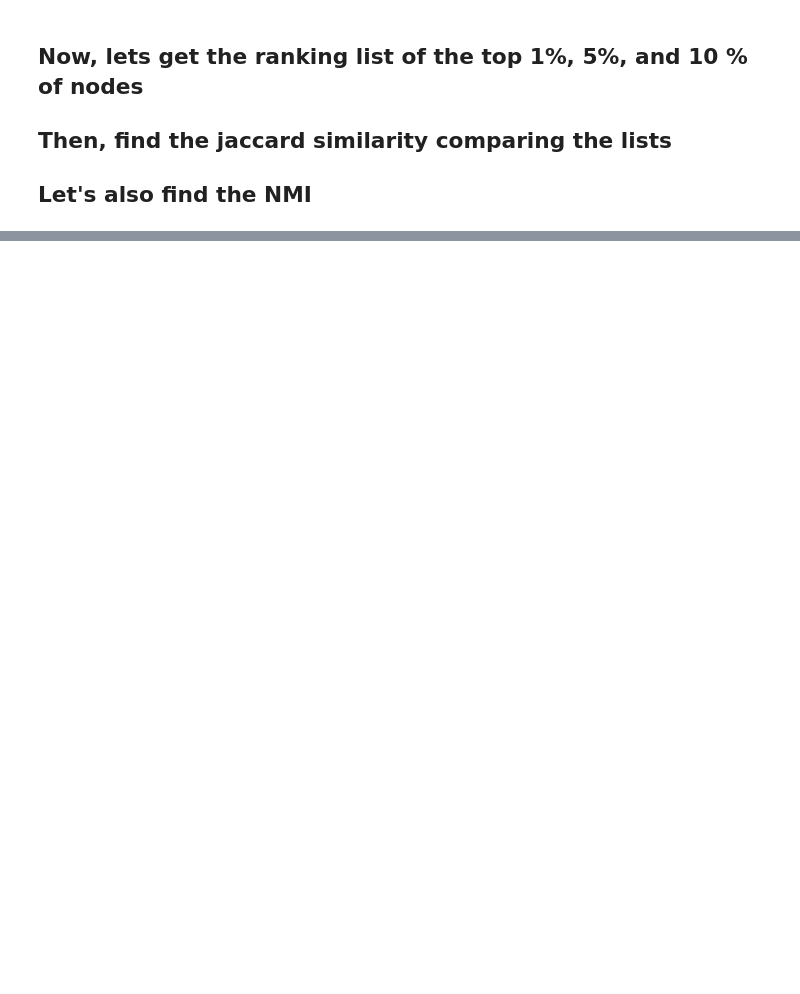
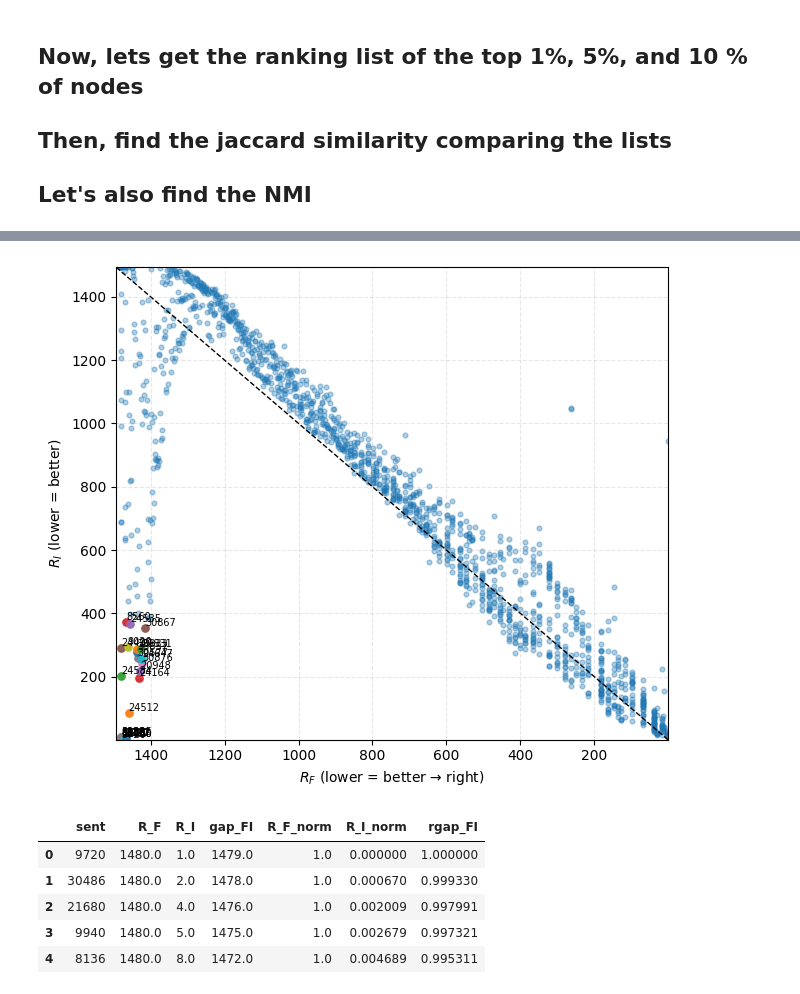
Before and after one commit to vakrao/sent, a Jupyter notebook: notebook/corr_rankings.ipynb, the cells around one changed output, grey strips where cells are left out. Drawn from its saved outputs; the diff is of its cells as text; code cells hidden in the pictures; blank space fills up the shorter version.

Commit message:
viz notebook ranks

```diff
--- a/notebook/corr_rankings.ipynb
+++ b/notebook/corr_rankings.ipynb
@@ -32,24 +34,19 @@ sum_rank_df = ranked_data.groupby(["sent"])["d_f"].agg("sum")/1505
 ## Then, find the jaccard similarity comparing the lists
 ## Let's also find the NMI
 # %%
-# Ensure numeric dtypes and drop invalid rows
-for c in ["d_f", "d_i", "d_t"]:
-    ranked_data[c] = pd.to_numeric(ranked_data[c], errors="coerce")
-ranked_data = ranked_data.dropna(subset=["sent", "seed", "d_f", "d_i", "d_t"]).copy()
-
 # ----------------------------------------------------
 # Aggregate per sentinel
 # ----------------------------------------------------
 agg = ranked_data.groupby("sent", as_index=True).agg(
-    dF_sum=("d_f", "sum"),     # total detections (higher better)
-    dI_mean=("d_i", "mean"),   # mean infections at detection (lower better)
-    dT_mean=("d_t", "mean"),   # mean time to detection (lower better)
+    dF_sum=("norm_df", "sum"),     # total detections (higher better)
+    dI_mean=("norm_di", "mean"),   # mean infections at detection (lower better)
+    dT_mean=("norm_dt", "mean"),   # mean time to detection (lower better)
 )
-
+agg["dF_sum"] = 1- agg["dF_sum"]
 # ----------------------------------------------------
 # Compute ranks (1 = best)
 # ----------------------------------------------------
-agg["R_F"] = agg["dF_sum"].rank(ascending=False, method="min")
+agg["R_F"] = agg["dF_sum"].rank(ascending=True, method="min")
 agg["R_I"] = agg["dI_mean"].rank(ascending=True,  method="min")
 agg["R_T"] = agg["dT_mean"].rank(ascending=True,  method="min")
 
@@ -166,6 +256,52 @@ sent
 2670      8.0
 9940     10.0
 Name: R_T, dtype: float64
+# %%
+df = agg.copy()
+
+# normalize ranks
+for c in ["R_F","R_I","R_T"]:
+    df[c+"_norm"] = (df[c]-df[c].min())/(df[c].max()-df[c].min())
+
+# discordance
+df["gap_FI"]  = (df["R_F"] - df["R_I"]).abs()
+df["rgap_FI"] = (df["R_F_norm"] - df["R_I_norm"]).abs()
+
+# top-K outliers (use index as the node id)
+K = 25
+out = df.sort_values("rgap_FI", ascending=False).head(K)
+
+# plot + labels from index
+import numpy as np, matplotlib.pyplot as plt
+plt.figure(figsize=(6.5,5.5))
+plt.scatter(df["R_F"], df["R_I"], s=12, alpha=.35)
+mn = float(np.minimum(df["R_F"].min(), df["R_I"].min()))
+mx = float(np.maximum(df["R_F"].max(), df["R_I"].max()))
+plt.plot([mn,mx],[mn,mx],'--',lw=1,color='k')
+plt.xlim(mn,mx); plt.ylim(mn,mx); plt.gca().invert_xaxis()
+plt.xlabel(r"$R_F$ (lower = better → right)")
+plt.ylabel(r"$R_I$ (lower = better)")
+plt.grid(True, ls="--", alpha=.3)
+
+for idx, r in out.iterrows():
+    plt.scatter(r["R_F"], r["R_I"], s=28, alpha=.9)
+    plt.text(r["R_F"], r["R_I"], str(idx), fontsize=7, ha='left', va='bottom')
+
+plt.tight_layout(); plt.savefig("RF_vs_RI_outliers.png", dpi=300, bbox_inches="tight"); plt.show()
+
+# table with index preserved
+out_table = out.loc[:, ["R_F","R_I","gap_FI","R_F_norm","R_I_norm","rgap_FI"]]
+out_table.index.name = "sent"
+out_table = out_table.reset_index()
+out_table.head()
+# %% [output]
+[figure, added]
+|  | sent | R_F | R_I | gap_FI | R_F_norm | R_I_norm | rgap_FI |
+| 0 | 9720 | 1480.0 | 1.0 | 1479.0 | 1.0 | 0.000000 | 1.000000 |
+| 1 | 30486 | 1480.0 | 2.0 | 1478.0 | 1.0 | 0.000670 | 0.999330 |
+| 2 | 21680 | 1480.0 | 4.0 | 1476.0 | 1.0 | 0.002009 | 0.997991 |
+| 3 | 9940 | 1480.0 | 5.0 | 1475.0 | 1.0 | 0.002679 | 0.997321 |
+| 4 | 8136 | 1480.0 | 8.0 | 1472.0 | 1.0 | 0.004689 | 0.995311 |
 # %%
 # === Combine raw aggregates + ranks ===
 rank_table = (
```
Also changed, not shown: parts of 12 cells of this notebook.
